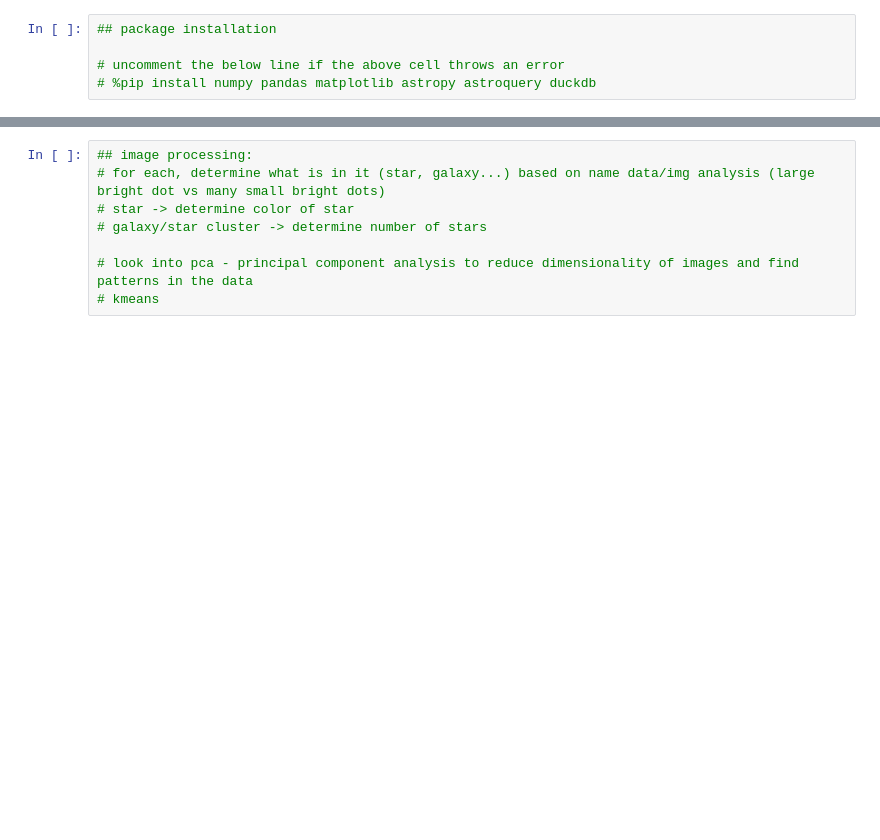
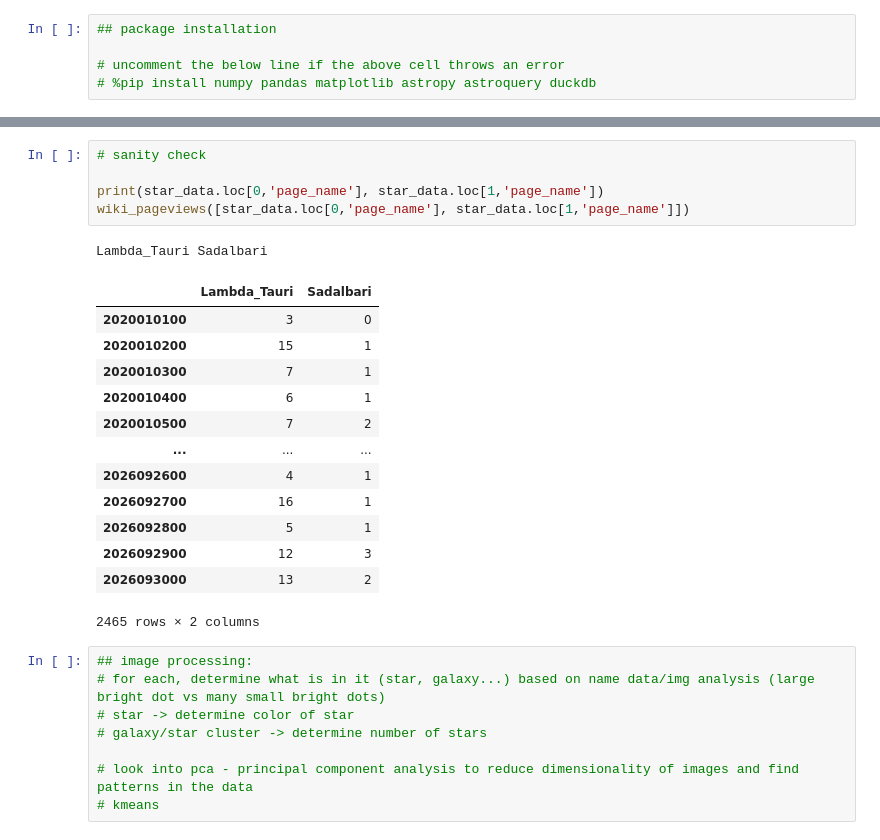
Before and after one commit to etu8924/CelestialCelebs, a Jupyter notebook: sophia_research/img_processing.ipynb, the cells around one changed output, grey strips where cells are left out. Cells and saved outputs as stored; diff of their text form; blank space fills up the shorter version.

```diff
--- a/sophia_research/img_processing.ipynb
+++ b/sophia_research/img_processing.ipynb
@@ -167,3 +186,23 @@ retrieving image for alf_UMa...
+# %%
+# sanity check
+
+print(star_data.loc[0,'page_name'], star_data.loc[1,'page_name'])
+wiki_pageviews([star_data.loc[0,'page_name'], star_data.loc[1,'page_name']])
+# %% [output]
+Lambda_Tauri Sadalbari
+|  | Lambda_Tauri | Sadalbari |
+| 2020010100 | 3 | 0 |
+| 2020010200 | 15 | 1 |
+| 2020010300 | 7 | 1 |
+| 2020010400 | 6 | 1 |
+| 2020010500 | 7 | 2 |
+| ... | ... | ... |
+| 2026092600 | 4 | 1 |
+| 2026092700 | 16 | 1 |
+| 2026092800 | 5 | 1 |
+| 2026092900 | 12 | 3 |
+| 2026093000 | 13 | 2 |
+2465 rows × 2 columns
 # %%
 ## image processing:
 # for each, determine what is in it (star, galaxy...) based on name data/img analysis (large bright dot vs many small bright dots)
```
Also changed, not shown: parts of 12 cells of this notebook, 3 other files.
